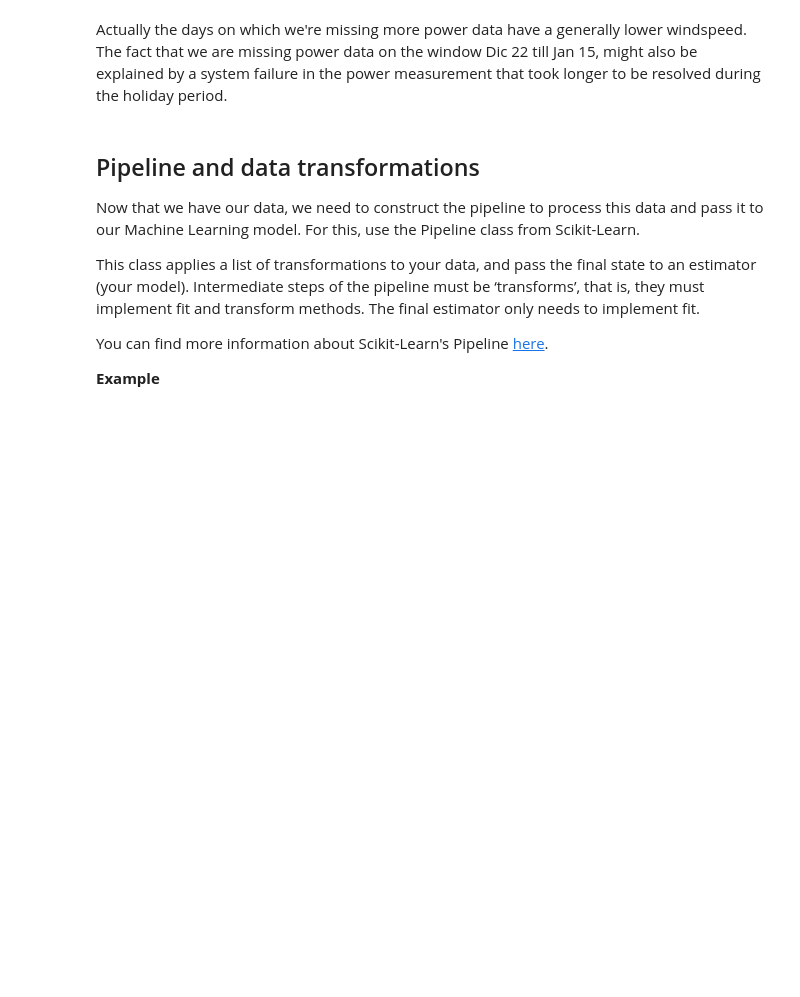
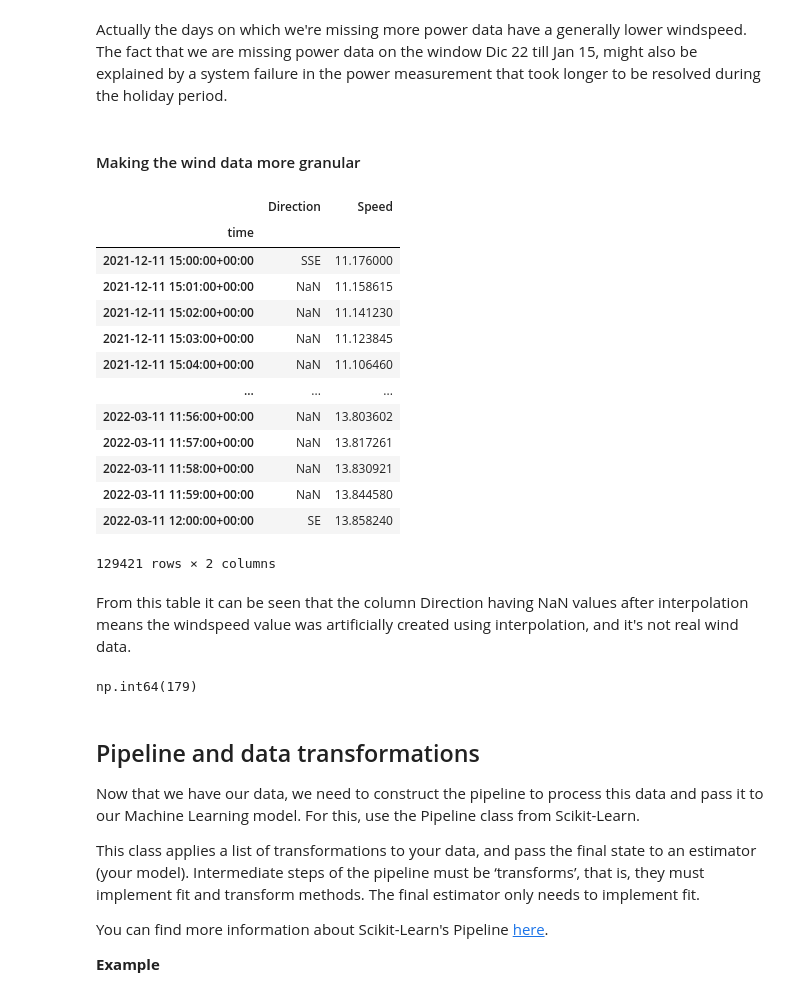
Before and after one commit to maribelpreite/orkney-wind-energy-forecasting, a Jupyter notebook: exploration.ipynb, the cells around one changed output. Drawn from its saved outputs; the diff is of its cells as text; code cells hidden in the pictures; blank space fills up the shorter version.

Commit message:
exploring interpolation

```diff
--- a/exploration.ipynb
+++ b/exploration.ipynb
@@ -460,6 +460,35 @@ plt.show()
 [figure]
 # %% [markdown]
 Actually the days on which we're missing more power data have a generally lower windspeed. The fact that we are missing power data on the window Dic 22 till Jan 15, might also be explained by a system failure in the power measurement that took longer to be resolved during the holiday period.
+# %% [markdown]
+#### Making the wind data more granular
+# %%
+wind_1min = wind_df.asfreq("1min")
+wind_1min["Speed"] = wind_1min["Speed"].interpolate(method="time")
+wind_1min
+# %% [output]
+|  | Direction | Speed |
+| time |  |  |
+| 2021-12-11 15:00:00+00:00 | SSE | 11.176000 |
+| 2021-12-11 15:01:00+00:00 | NaN | 11.158615 |
+| 2021-12-11 15:02:00+00:00 | NaN | 11.141230 |
+| 2021-12-11 15:03:00+00:00 | NaN | 11.123845 |
+| 2021-12-11 15:04:00+00:00 | NaN | 11.106460 |
+| ... | ... | ... |
+| 2022-03-11 11:56:00+00:00 | NaN | 13.803602 |
+| 2022-03-11 11:57:00+00:00 | NaN | 13.817261 |
+| 2022-03-11 11:58:00+00:00 | NaN | 13.830921 |
+| 2022-03-11 11:59:00+00:00 | NaN | 13.844580 |
+| 2022-03-11 12:00:00+00:00 | SE | 13.858240 |
+129421 rows × 2 columns
+# %% [markdown]
+From this table it can be seen that the column Direction having NaN values after interpolation means the windspeed value was artificially created using interpolation, and it's not real wind data.
+# %%
+joined_dfs = power_df.join(wind_1min, how="left")
+joined_dfs["Speed"].isna().sum()
+#this corresponds to the windspeed values we cannot interpolate bc the earliest windspeed data starts on 2021-12-11 15:00 and the latest occurs on 2022-03-11 12:00
+# %% [output]
+np.int64(179)
 # %% [markdown]
 ## Pipeline and data transformations
 
```
